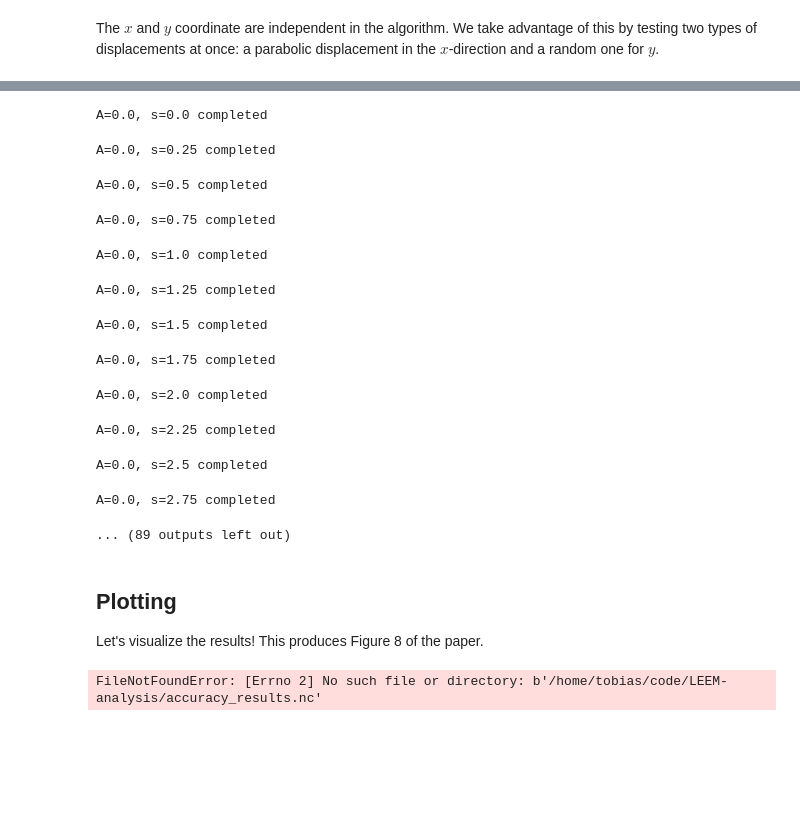
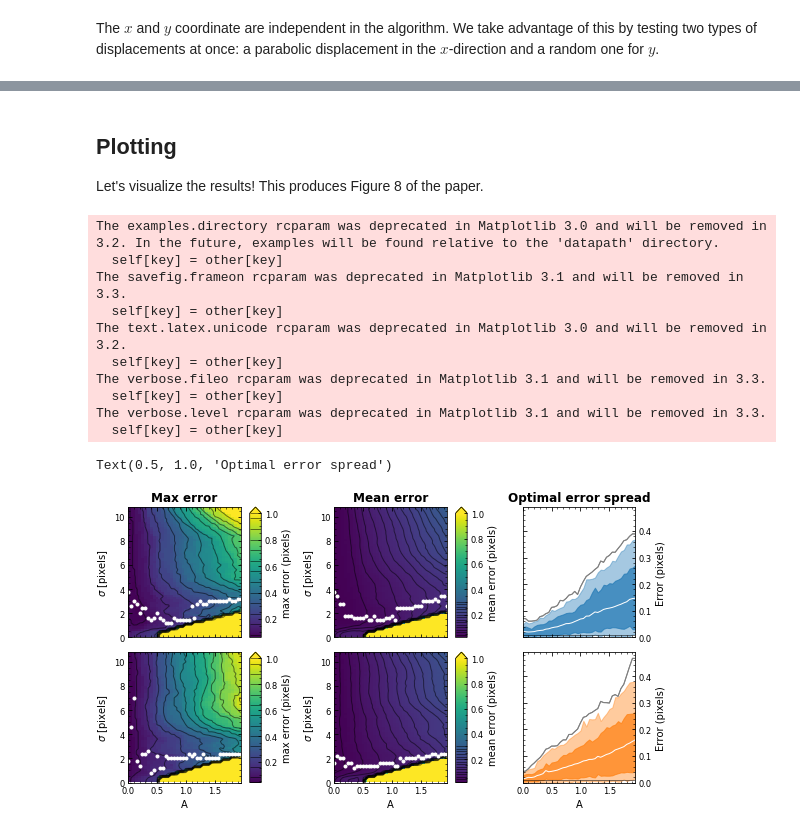
Before and after one commit to TAdeJong/LEEM-analysis, a Jupyter notebook: 4 - Accuracy testing.ipynb, the cells around one changed output, grey strips where cells are left out. Cells and saved outputs as stored; diff of their text form; code cells hidden in the pictures; blank space fills up the shorter version.

```diff
--- a/4 - Accuracy testing.ipynb
+++ b/4 - Accuracy testing.ipynb
@@ -102,26 +109,13 @@ for A in As:
             print(f"A={A}, s={s} completed")
         else:
             print(f"Skipping A={A}, s={s}")
-    res.to_netcdf('accuracy_results_testing.nc')
+    res.to_netcdf(os.path.join(folder, 'accuracy_results.nc'))
-# %% [output]
-A=0.0, s=0.0 completed
-A=0.0, s=0.25 completed
-A=0.0, s=0.5 completed
-A=0.0, s=0.75 completed
-A=0.0, s=1.0 completed
-A=0.0, s=1.25 completed
-A=0.0, s=1.5 completed
-A=0.0, s=1.75 completed
-A=0.0, s=2.0 completed
-A=0.0, s=2.25 completed
-A=0.0, s=2.5 completed
-A=0.0, s=2.75 completed
-... (89 outputs left out)
 # %% [markdown]
 ## Plotting
 Let's visualize the results! This produces Figure 8 of the paper.
 # %%
-data = xr.open_dataset('accuracy_results.nc')
+# One can remove _reference to view newly generated results
+data = xr.open_dataset(os.path.join(folder, 'accuracy_result_reference.nc'))
 pltdat = np.abs(data['shift'] + trueshifts)
 pltdat = pltdat.rename({'s':'$\sigma$'})
 pltdat['$\sigma$'].attrs['units'] = 'pixels'
@@ -177,31 +171,42 @@ for i,direction in enumerate(['x', 'y']):
     ax = axs[4 + i]
     ax.axhline(1. / length, c='black', alpha=0.5)
     ax.plot(pltdat['A'], pltdat.loc[direction].max('n').min(dim='$\sigma$'), c='black', alpha=0.5)
     optimal = pltdat.loc[direction][{'$\sigma$': pltdat.loc[direction].max('n').argmin(dim='$\sigma$')}]
     ax.fill_between(optimal['A'], *optimal.quantile([0.159, 0.841], dim='n'), color=f'C{i}', alpha=0.7)
     ax.fill_between(optimal['A'], *optimal.quantile([0.023, 0.977], dim='n'), color=f'C{i}', alpha=0.4)
     optimal.mean(dim='n').plot(ax=ax, color='white') # marker='.')
     optimal.max(dim='n').plot(ax=ax, c='gray')
     pltdat.loc[direction].max('n').min(dim='$\sigma$')
 
 for ax in axs:
     ax.set_xlim([0,1.95])
 for ax in axs[:4]:
     ax.set_ylim([0, 10.8])
 for ax in axs[4:]:
     ax.set_ylim([0, max(axs[4].get_ylim()[1], axs[5].get_ylim()[1])])
     ax.yaxis.set_label_position("right")
     ax.tick_params(axis='y', labelright=True, labelleft=False)
     ax.set_ylabel("Error (pixels)")
 for ax in axs[1::2]:
     ax.set_title(None)
 for ax in axs[::2]:
     ax.set_xlabel(None)
 axs[0].set_title("Max error")
 axs[2].set_title("Mean error")
 axs[4].set_title("Optimal error spread")
 
 
 #plt.savefig('simulation_error.pdf')
 # %% [output]
-FileNotFoundError: [Errno 2] No such file or directory: b'/home/tobias/code/LEEM-analysis/accuracy_results.nc'
+The examples.directory rcparam was deprecated in Matplotlib 3.0 and will be removed in 3.2. In the future, examples will be found relative to the 'datapath' directory.
+  self[key] = other[key]
+The savefig.frameon rcparam was deprecated in Matplotlib 3.1 and will be removed in 3.3.
+  self[key] = other[key]
+The text.latex.unicode rcparam was deprecated in Matplotlib 3.0 and will be removed in 3.2.
+  self[key] = other[key]
+The verbose.fileo rcparam was deprecated in Matplotlib 3.1 and will be removed in 3.3.
+  self[key] = other[key]
+The verbose.level rcparam was deprecated in Matplotlib 3.1 and will be removed in 3.3.
+  self[key] = other[key]
+Text(0.5, 1.0, 'Optimal error spread')
+[figure, added]
```
Also changed, not shown: parts of 6 cells of this notebook, 11 other files.
